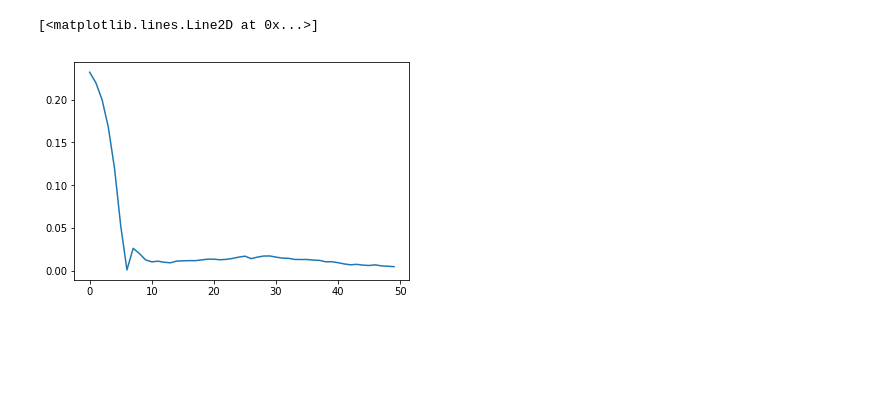
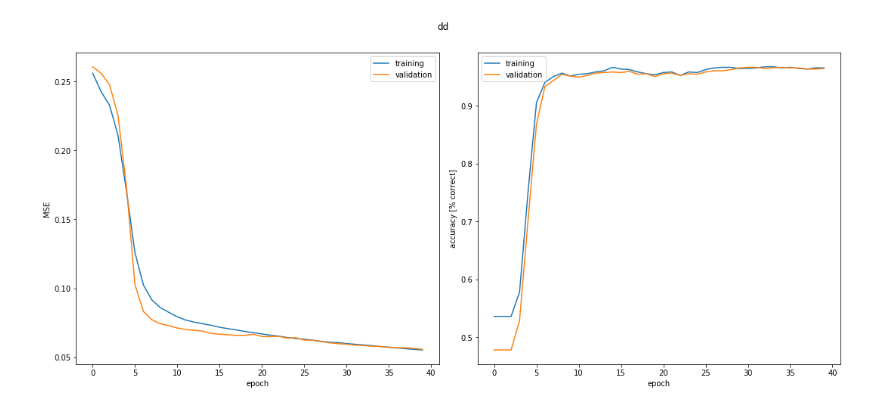
Before and after one commit to SSappy/deep_learning_epfl, a Jupyter notebook: project2/src/torch_model.ipynb, the cells around one changed output. Cells and saved outputs as stored; diff of their text form; code cells hidden in the pictures; blank space fills up the shorter version.

Commit message:
torch model done

```diff
--- a/project2/src/torch_model.ipynb
+++ b/project2/src/torch_model.ipynb
@@ -41,3 +75,31 @@ def acc(x, y):
+# %%
+def prepare_standardplot(title, xlabel):
+    fig, (ax1, ax2) = plt.subplots(1, 2, figsize=(15,7))
+    fig.suptitle(title)
+    ax1.set_ylabel('MSE')
+    ax1.set_xlabel(xlabel)
+    ax2.set_ylabel('accuracy [% correct]')
+    ax2.set_xlabel(xlabel)
+    return fig, ax1, ax2
+
+def finalize_standardplot(fig, ax1, ax2):
+    ax1handles, ax1labels = ax1.get_legend_handles_labels()
+    if len(ax1labels) > 0:
+        ax1.legend(ax1handles, ax1labels)
+    ax2handles, ax2labels = ax2.get_legend_handles_labels()
+    if len(ax2labels) > 0:
+        ax2.legend(ax2handles, ax2labels)
+    fig.tight_layout()
+    plt.subplots_adjust(top=0.9)
+
+def plot_history(history, title):
+    fig, ax1, ax2 = prepare_standardplot(title, 'epoch')
+    ax1.plot(history['tr_loss'], label = "training")
+    ax1.plot(history['val_loss'], label = "validation")
+    ax2.plot(history['tr_acc'], label = "training")
+    ax2.plot(history['val_acc'], label = "validation")
+    finalize_standardplot(fig, ax1, ax2)
+    return fig
 # %%
 x_train, y_train = build_data(1000)
 x_validation, y_validation = build_data(1000)
@@ -48,5 +110,7 @@ model = Net()
 criterion = MSELoss()
 optimizer = SGD(model.parameters(), lr=0.01)
 
-num_epochs=50
+num_epochs=40
 batch_size=1
+
+history = model.fit(num_epochs, x_train, y_train, x_validation, y_validation)
@@ -99,5 +135,4 @@ Validation accuracy : 0.961
-# %%
-plt.plot(train_loss)
-# %% [output]
-[<matplotlib.lines.Line2D at 0x...>]
-[figure, removed]
+# %%
+plot_history(history, 'dd');
+# %% [output]
+[figure, added]
```
Also changed, not shown: parts of 6 cells of this notebook.
